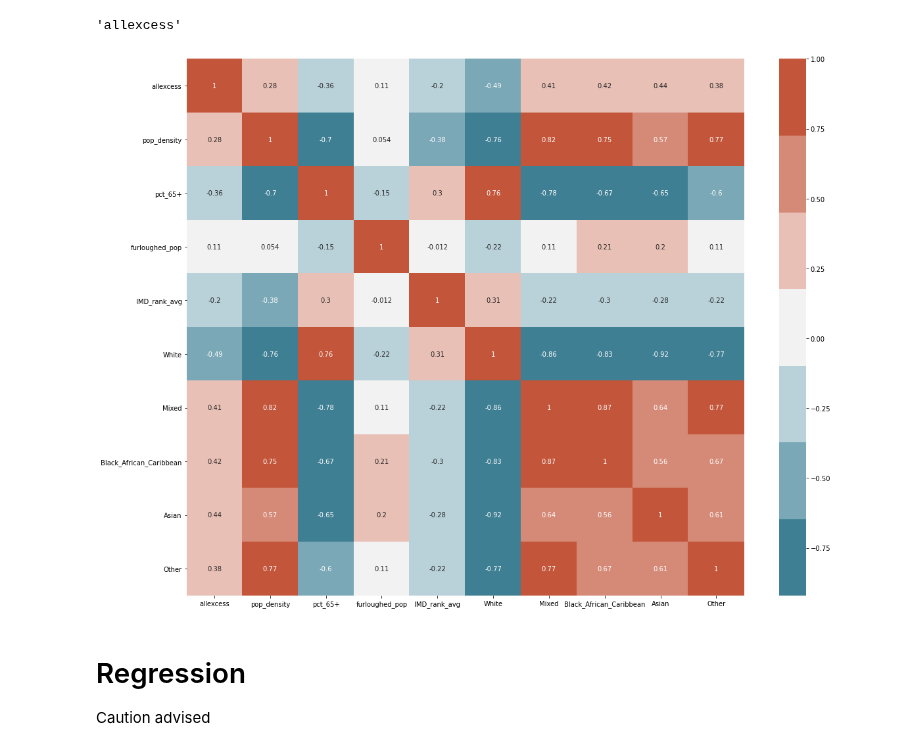
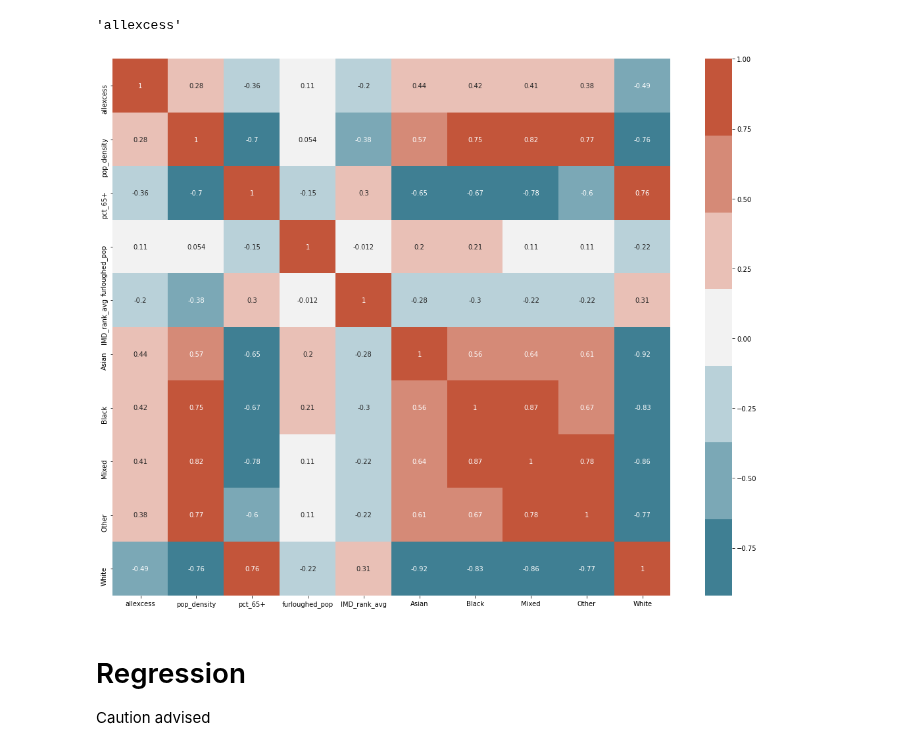
Before and after one commit to Quotennial/covid_bame, a Jupyter notebook: notebooks/Excess Deaths and Ethnicity.ipynb, the cells around one changed output. Cells and saved outputs as stored; diff of their text form; code cells hidden in the pictures.

Commit message:
fix ethnicity data

```diff
--- a/notebooks/Excess Deaths and Ethnicity.ipynb
+++ b/notebooks/Excess Deaths and Ethnicity.ipynb
@@ -124,10 +120,0 @@ Grouping ethnicities based on the [5 broad ethnic groups](https://www.ethnicity-
-# %%
-df_grouped = df.copy() # target data
-df_grouped = df_grouped.drop(columns = ethnicity_list)
-# sum groups to get total share
-df_grouped["White"] = df[['White', 'White British','White Gypsy or Irish Traveller', 'White Irish', 'White Other']].sum(axis=1)
-df_grouped["Mixed"] = df[['Mixed White and Black Caribbean','Mixed White and Asian',
-                          'Mixed White and Black African', 'Mixed', 'Mixed Other', ]].sum(axis=1)
-df_grouped["Black_African_Caribbean"] = df[['Black', 'Black African', 'Black Caribbean', 'Black Other']].sum(axis=1)
-df_grouped["Asian"] = df[['Asian', 'Asian Other', 'Bangladeshi','Chinese','Indian', 'Pakistani', ]].sum(axis=1)
-df_grouped["Other"] = df[[ 'Arab','Other', 'Other ethnic group', ]].sum(axis=1)
@@ -212,24 +151,25 @@ target_var
 # %% [output]
 'allexcess'
 # %%
+dense_df = dense_df.join(ethnicity_df)
 dense_df_plot = dense_df.drop(columns=[ "area", "total_pop", 'total_furloughed',
                                        'Local Authority District name (2019)','geometry',])
 
 
 dense_df_plot = dense_df_plot[[target_var,'pop_density','pct_65+','furloughed_pop', 'IMD_rank_avg',
-                                'White', 'Mixed','Black_African_Caribbean', 'Asian', 'Other']]
+                                'Asian', 'Black', 'Mixed', 'Other','White']]
 
 # dense_df_plot.columns = ['Area Name','Covid Deaths pct',
 #                                'White', 'Mixed','Black African Caribbean', 'Asian', 'Other',
 #                                'Population Density','pct 65+','pct Furloughed', 'IMD rank avg',  ]
 
 
 plt.figure(figsize=(19, 15))
 corrMatrix = dense_df_plot.corr()
 sns.heatmap(corrMatrix, annot=True, cmap=sns.diverging_palette(220, 20, n=7))
 plt.savefig("../reports/figures/furlough_deprivation_cormat.png")
 # %% [output]
-[figure, old version]
+[figure, new version]
 # %% [markdown]
 # Regression
 Caution advised
```
Also changed, not shown: parts of 11 cells of this notebook, 8 other files.
